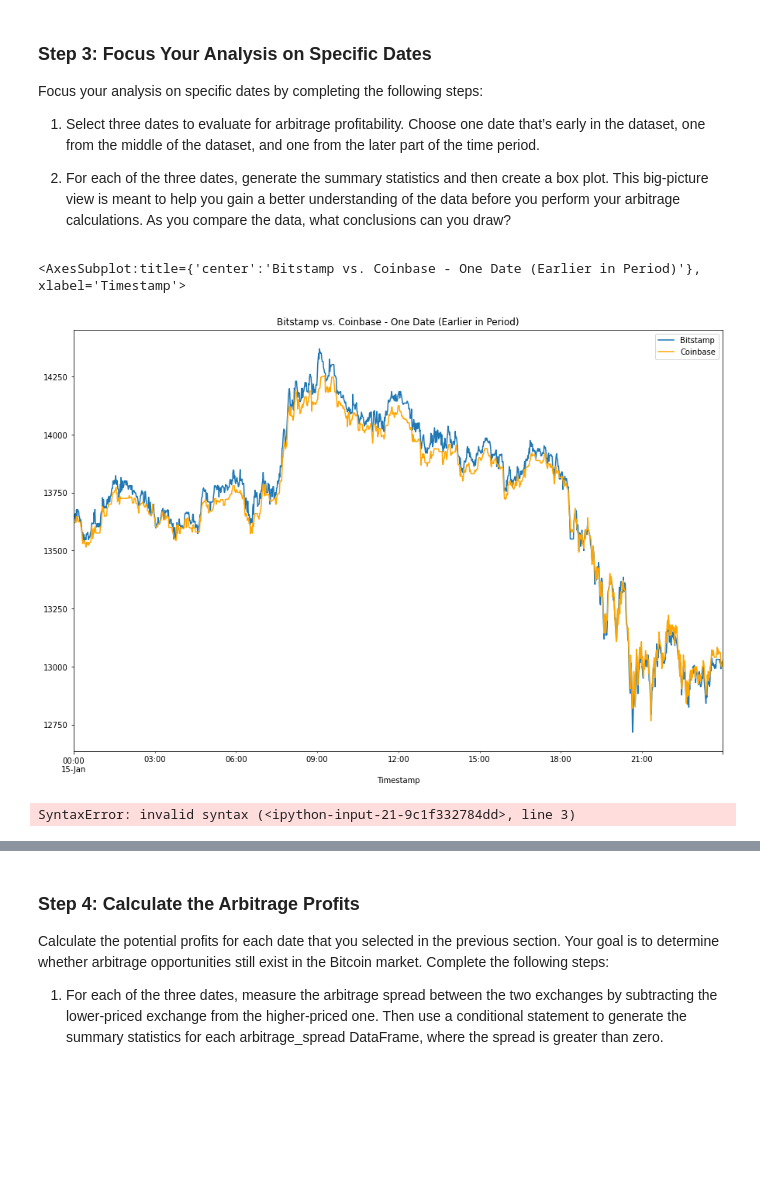
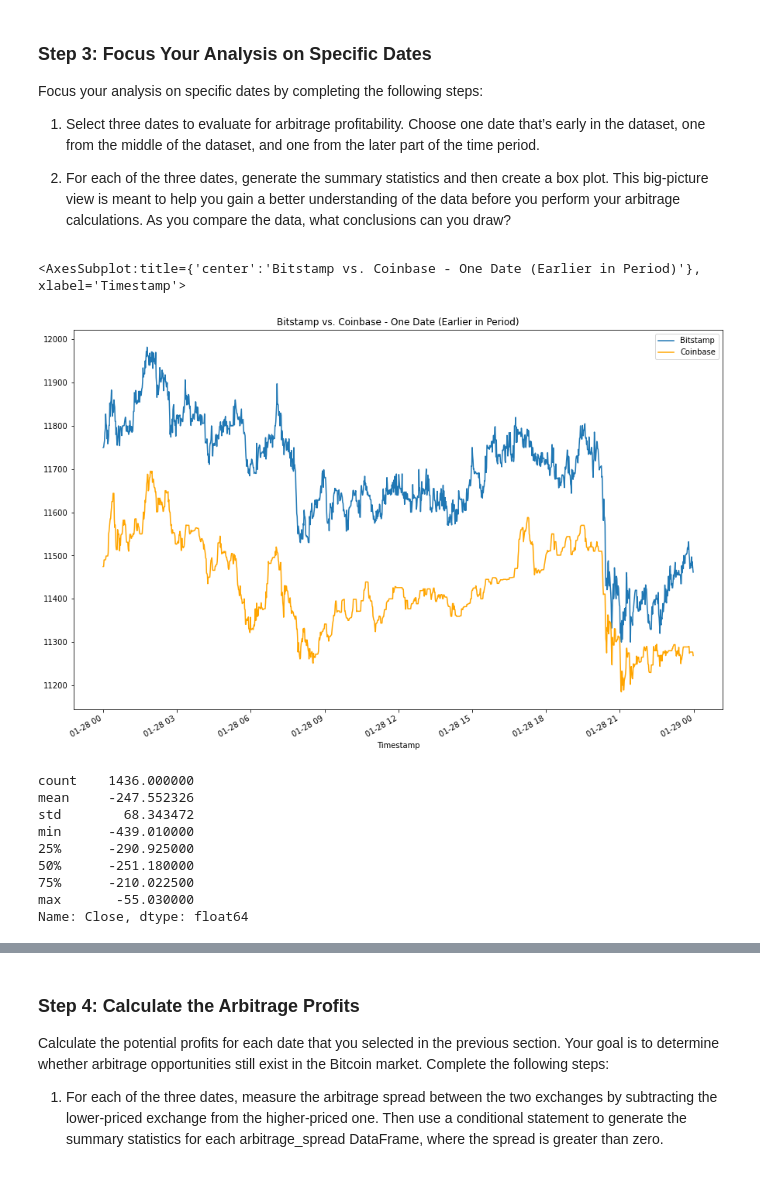
Before and after one commit to douglasg-fintec/Cryptocurrency_Arbitrage, a Jupyter notebook: crypto_arbitrage.ipynb, the cells around one changed output, grey strips where cells are left out. Cells and saved outputs as stored; diff of their text form; code cells hidden in the pictures; blank space fills up the shorter version.

Commit message:
finished corrections on plots

```diff
--- a/crypto_arbitrage.ipynb
+++ b/crypto_arbitrage.ipynb
@@ -444,19 +443,32 @@ Focus your analysis on specific dates by completing the following steps:
 # %%
 # Create an overlay plot that visualizes the two dataframes over a period of one day early in the dataset.
 # Be sure that the plots include the parameters `legend`, `figsize`, `title`, `color` and `label`
-bitstamp_sliced.loc['2018-01-15'].plot(legend=True, figsize=(15,10), title='Bitstamp vs. Coinbase - One Date (Earlier in Period)', xlabel='Timestamp', label="Bitstamp")
-coinbase_sliced.loc['2018-01-15'].plot(legend=True,figsize=(15,10), color='orange',label='Coinbase')
+bitstamp_sliced.loc['2018-01-28'].plot(legend=True, figsize=(15,10), title='Bitstamp vs. Coinbase - One Date (Earlier in Period)', xlabel='Timestamp', label="Bitstamp")
+coinbase_sliced.loc['2018-01-28'].plot(legend=True,figsize=(15,10), color='orange',label='Coinbase')
 # %% [output]
 <AxesSubplot:title={'center':'Bitstamp vs. Coinbase - One Date (Earlier in Period)'}, xlabel='Timestamp'>
-[figure, old version]
+[figure, new version]
 # %%
 # Using the early date that you have selected, calculate the arbitrage spread
 # by subtracting the bitstamp lower closing prices from the coinbase higher closing prices
-arbitrage_spread_early = # YOUR CODE HERE
 
+# Create bitstamp early date slice
+bitstamp_sliced_early = bitstamp_sliced.loc['2018-01-28']
+# Create coinbase early date slice
+coinbase_sliced_early=coinbase_sliced.loc['2018-01-28']
+# Calculate the arbitrage spread
+arbitrage_spread_early = coinbase_sliced_early - bitstamp_sliced_early
 # Generate summary statistics for the early DataFrame
-# YOUR CODE HERE
+arbitrage_spread_early.describe()
 # %% [output]
-SyntaxError: invalid syntax (<ipython-input-21-9c1f332784dd>, line 3)
+count    1436.000000
+mean     -247.552326
+std        68.343472
+min      -439.010000
+25%      -290.925000
+50%      -251.180000
+75%      -210.022500
+max       -55.030000
+Name: Close, dtype: float64
 # %%
 # Visualize the arbitrage spread from early in the dataset in a box plot
```
Also changed, not shown: parts of 9 cells of this notebook.
